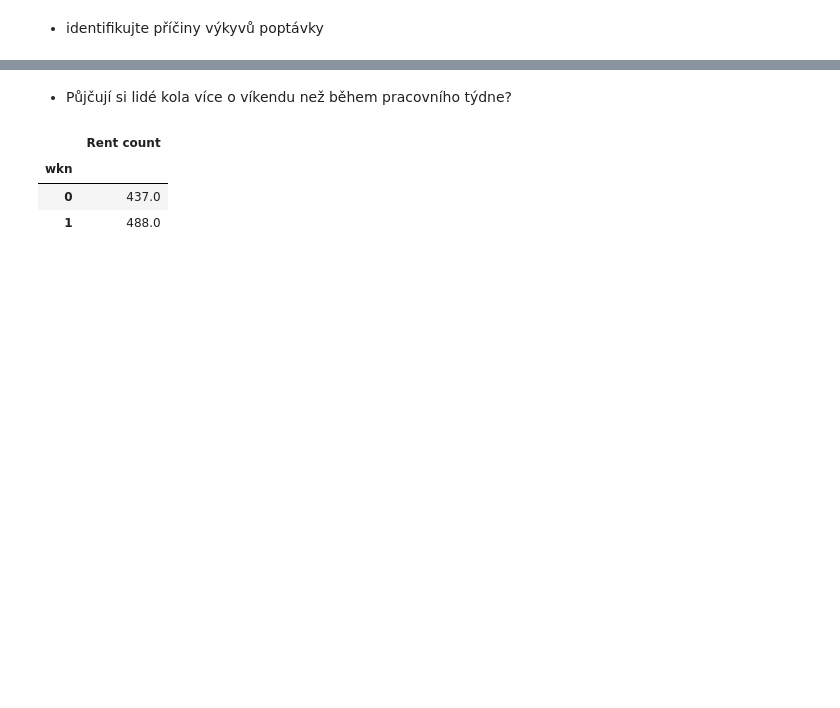
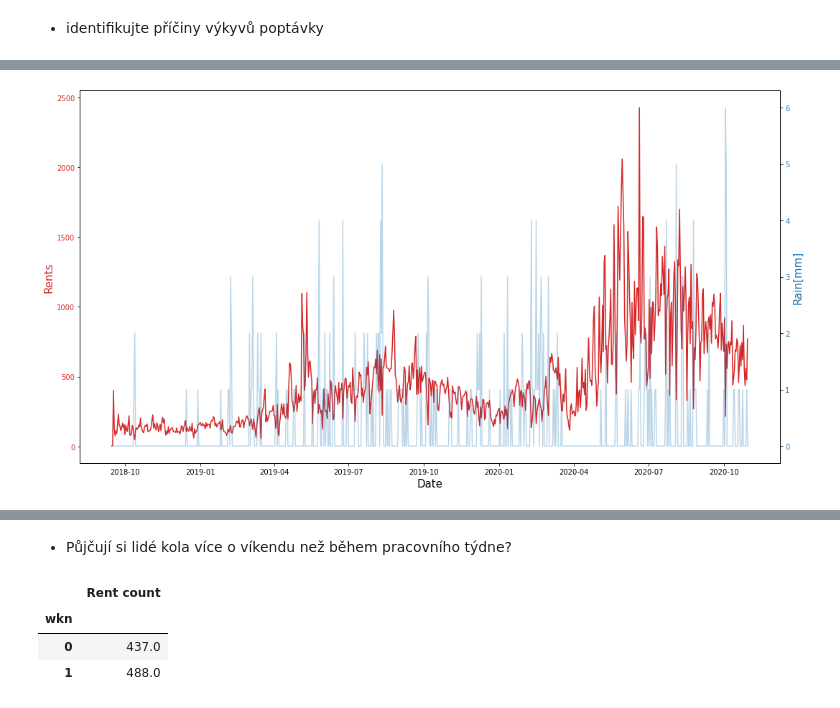
Before and after one commit to tompoles/Portfolio, a Jupyter notebook: Edinbourgh_bikes_engeto_project.ipynb, the cells around one changed output, grey strips where cells are left out. Drawn from its saved outputs; the diff is of its cells as text; code cells hidden in the pictures; blank space fills up the shorter version.

```diff
--- a/Edinbourgh_bikes_engeto_project.ipynb
+++ b/Edinbourgh_bikes_engeto_project.ipynb
@@ -205,19 +334,24 @@ plt.show()
 # %%
 # Mozna zavislost vypujcovani kol na zprumerovane mm srazek
-from matplotlib.pyplot import figure
 fig, ax1 = plt.subplots(figsize=(15,8))
+x1 = EW_DF['date']
+y1 = EW_DF['rain']
+x2 = df_dem['date']
+y2 = df_dem['Rent count']
 
 color = 'tab:red'
 ax1.set_xlabel('Date', fontsize=15)
 ax1.set_ylabel('Rents', color=color, fontsize=15)
-ax1.plot(df_dem['Rent count'], color=color)
+ax1.plot(x2,y2, color=color)
 ax1.tick_params(axis='y', labelcolor=color)
 
 ax2 = ax1.twinx()
 
 color = 'tab:blue'
 ax2.set_ylabel('Rain[mm]', color=color, fontsize=15)
-ax2.plot(EW_DF['rain'], color=color, alpha=0.3)
+ax2.plot(x1,y1, color=color, alpha=0.3)
 ax2.tick_params(axis='y', labelcolor=color)
 fig.tight_layout()
 plt.show()
+# %% [output]
+[figure, added]
```
Also changed, not shown: parts of 23 cells of this notebook.
